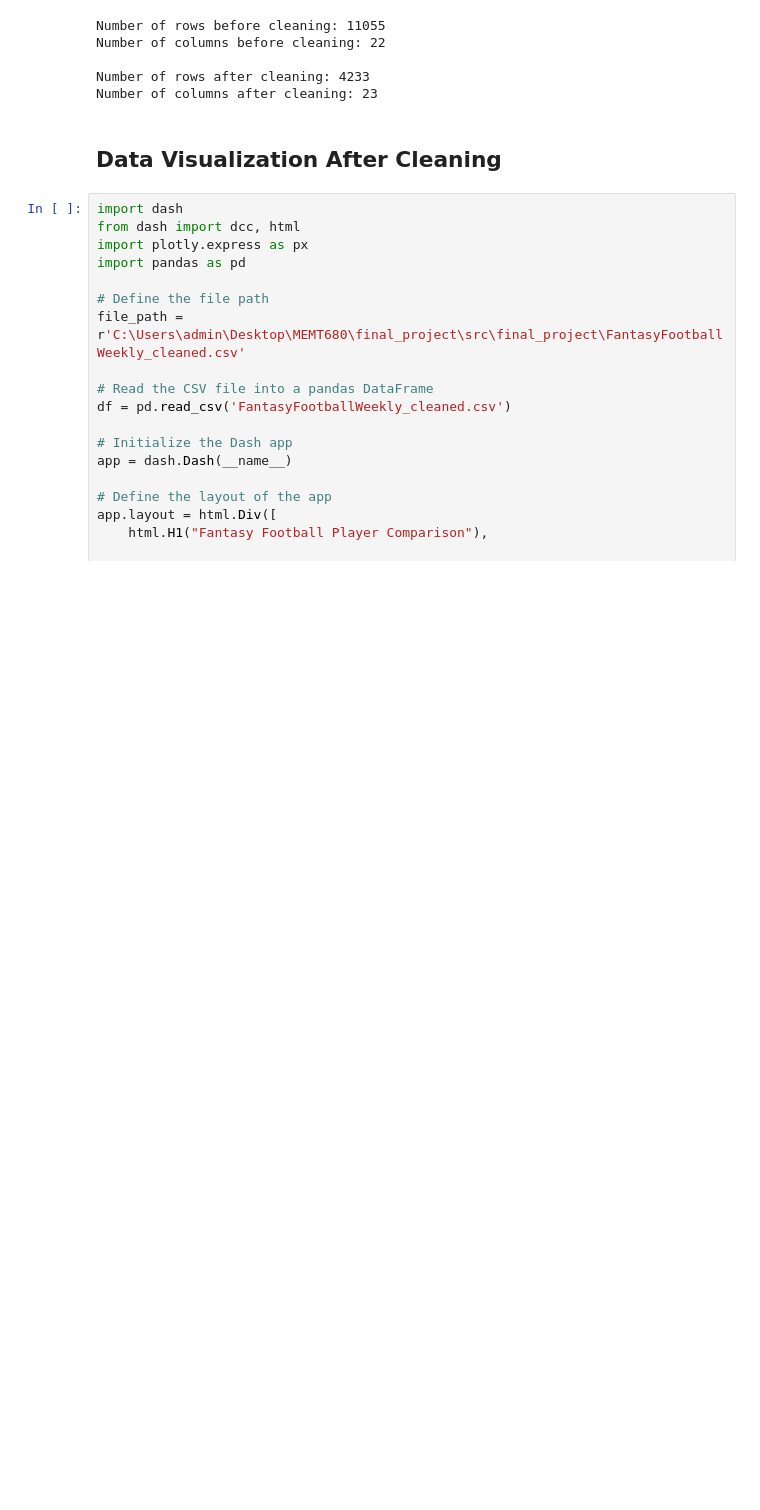
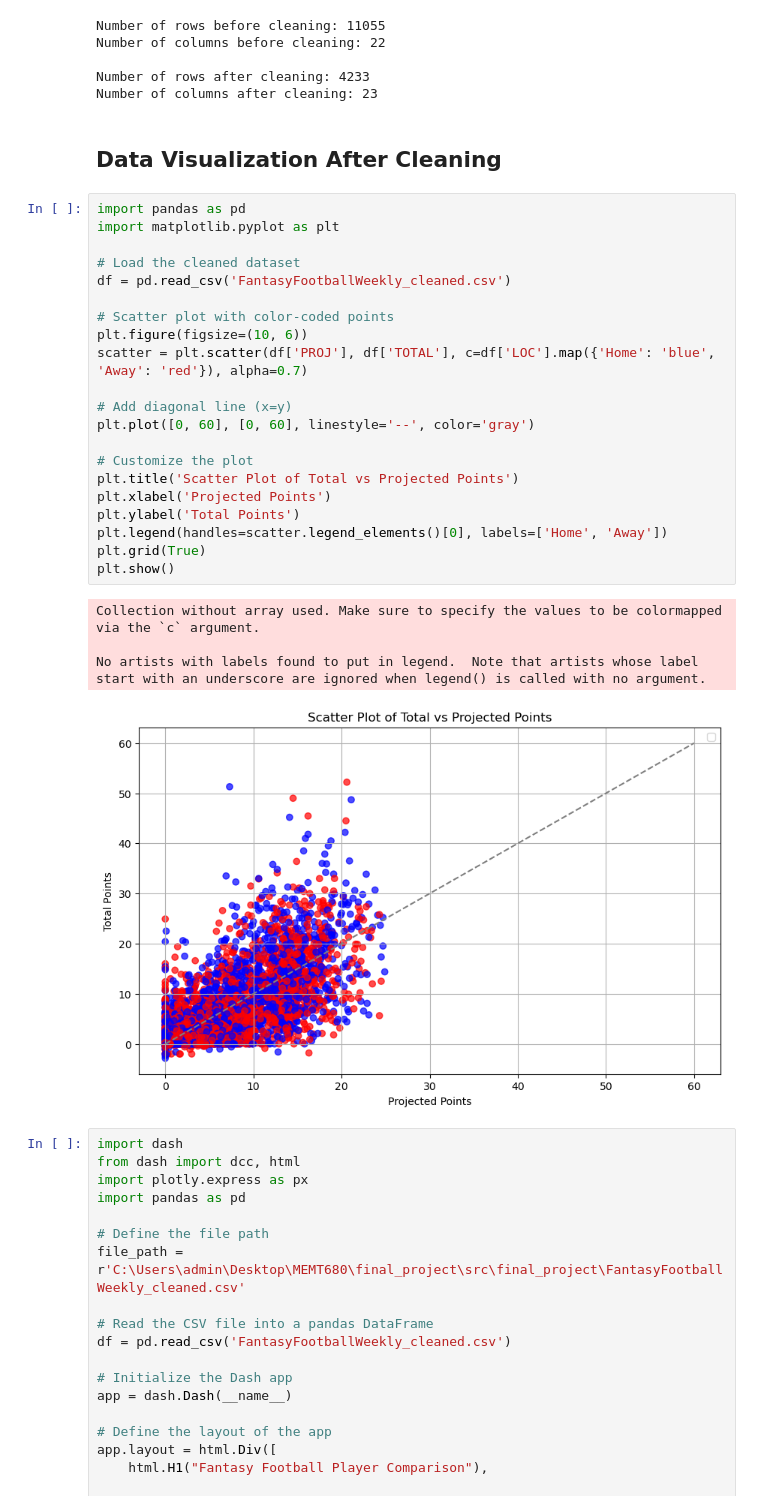
Before and after one commit to markmoujab/final-project-MEMT680, a Jupyter notebook: src/final_project/Finalproj.ipynb, the cells around one changed output. Drawn from its saved outputs; the diff is of its cells as text; blank space fills up the shorter version.

```diff
--- a/src/final_project/Finalproj.ipynb
+++ b/src/final_project/Finalproj.ipynb
@@ -298,6 +298,32 @@ Number of rows after cleaning: 4233
 Number of columns after cleaning: 23
 # %% [markdown]
 ## Data Visualization After Cleaning
+# %%
+import pandas as pd
+import matplotlib.pyplot as plt
+
+# Load the cleaned dataset
+df = pd.read_csv('FantasyFootballWeekly_cleaned.csv')
+
+# Scatter plot with color-coded points
+plt.figure(figsize=(10, 6))
+scatter = plt.scatter(df['PROJ'], df['TOTAL'], c=df['LOC'].map({'Home': 'blue', 'Away': 'red'}), alpha=0.7)
+
+# Add diagonal line (x=y)
+plt.plot([0, 60], [0, 60], linestyle='--', color='gray')
+
+# Customize the plot
+plt.title('Scatter Plot of Total vs Projected Points')
+plt.xlabel('Projected Points')
+plt.ylabel('Total Points')
+plt.legend(handles=scatter.legend_elements()[0], labels=['Home', 'Away'])
+plt.grid(True)
+plt.show()
+# %% [output]
+Collection without array used. Make sure to specify the values to be colormapped via the `c` argument.
+
+No artists with labels found to put in legend.  Note that artists whose label start with an underscore are ignored when legend() is called with no argument.
+[figure, added]
 # %%
 import dash
 from dash import dcc, html
```
Also changed, not shown: parts of 7 cells of this notebook.
